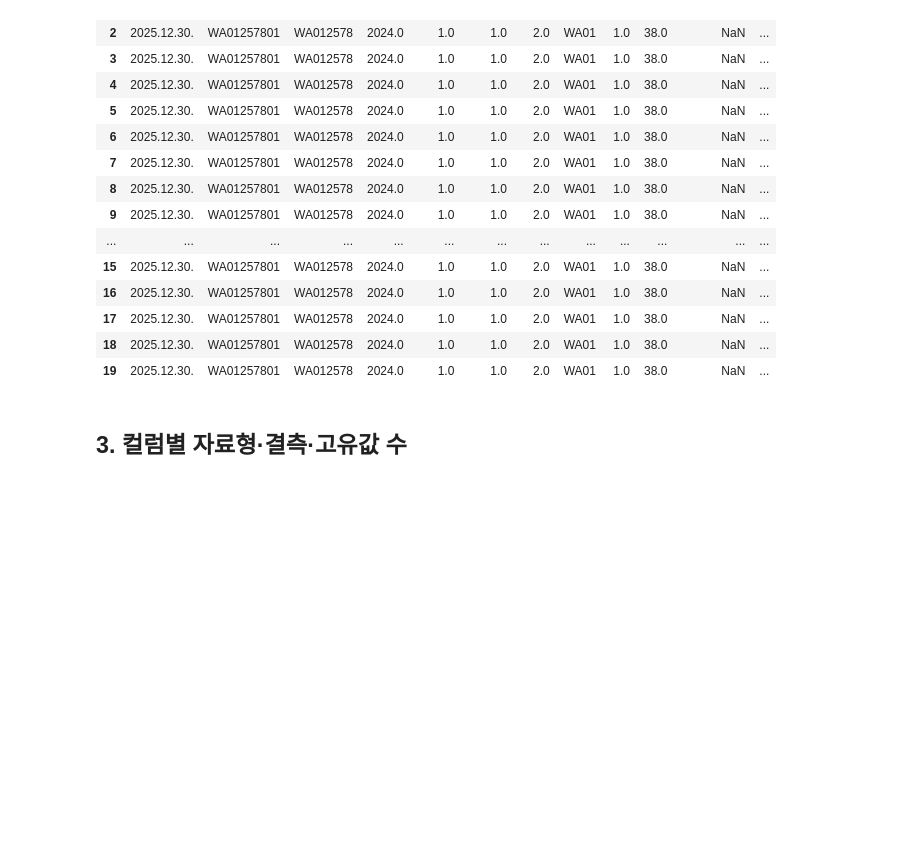
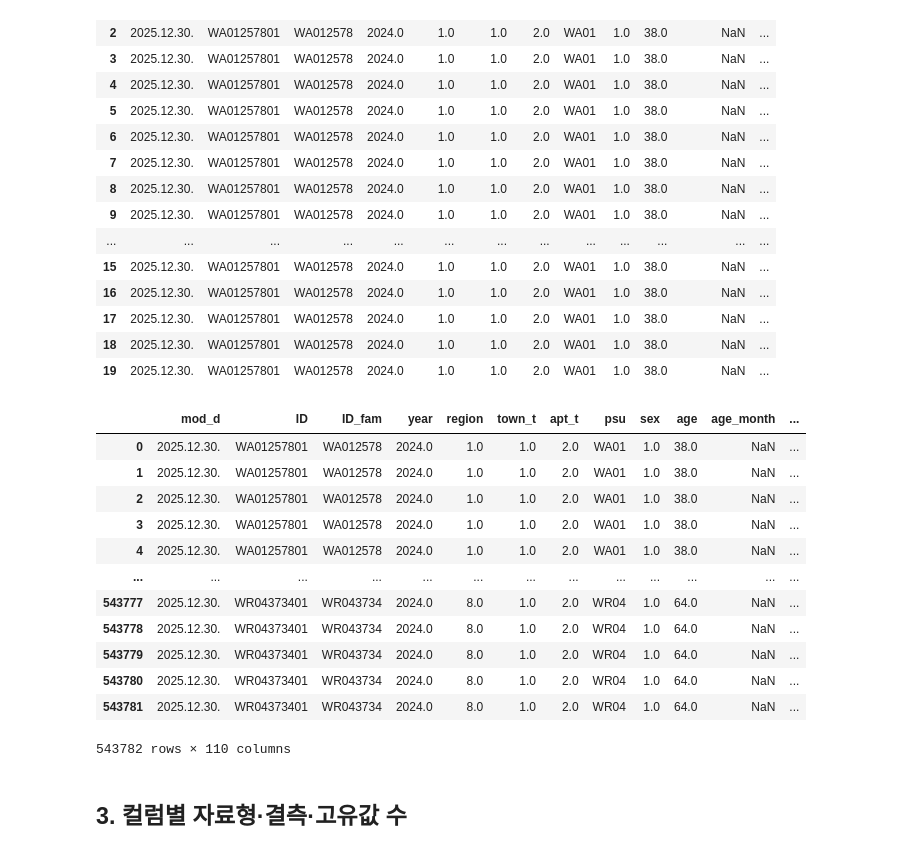
Before and after one commit to cjsdudwls1/listeria2026, a Jupyter notebook: 리스테리아ML/notebook/7_국민건강영양조사2024_확인.ipynb, the cells around one changed output. Cells and saved outputs as stored; diff of their text form; code cells hidden in the pictures; blank space fills up the shorter version.

```diff
--- a/리스테리아ML/notebook/7_국민건강영양조사2024_확인.ipynb
+++ b/리스테리아ML/notebook/7_국민건강영양조사2024_확인.ipynb
@@ -61,6 +61,22 @@ df_rc.head(20)
 | 17 | 2025.12.30. | WA01257801 | WA012578 | 2024.0 | 1.0 | 1.0 | 2.0 | WA01 | 1.0 | 38.0 | NaN | ... |
 | 18 | 2025.12.30. | WA01257801 | WA012578 | 2024.0 | 1.0 | 1.0 | 2.0 | WA01 | 1.0 | 38.0 | NaN | ... |
 | 19 | 2025.12.30. | WA01257801 | WA012578 | 2024.0 | 1.0 | 1.0 | 2.0 | WA01 | 1.0 | 38.0 | NaN | ... |
+# %%
+df_rc
+# %% [output]
+|  | mod_d | ID | ID_fam | year | region | town_t | apt_t | psu | sex | age | age_month | ... |
+| 0 | 2025.12.30. | WA01257801 | WA012578 | 2024.0 | 1.0 | 1.0 | 2.0 | WA01 | 1.0 | 38.0 | NaN | ... |
+| 1 | 2025.12.30. | WA01257801 | WA012578 | 2024.0 | 1.0 | 1.0 | 2.0 | WA01 | 1.0 | 38.0 | NaN | ... |
+| 2 | 2025.12.30. | WA01257801 | WA012578 | 2024.0 | 1.0 | 1.0 | 2.0 | WA01 | 1.0 | 38.0 | NaN | ... |
+| 3 | 2025.12.30. | WA01257801 | WA012578 | 2024.0 | 1.0 | 1.0 | 2.0 | WA01 | 1.0 | 38.0 | NaN | ... |
+| 4 | 2025.12.30. | WA01257801 | WA012578 | 2024.0 | 1.0 | 1.0 | 2.0 | WA01 | 1.0 | 38.0 | NaN | ... |
+| ... | ... | ... | ... | ... | ... | ... | ... | ... | ... | ... | ... | ... |
+| 543777 | 2025.12.30. | WR04373401 | WR043734 | 2024.0 | 8.0 | 1.0 | 2.0 | WR04 | 1.0 | 64.0 | NaN | ... |
+| 543778 | 2025.12.30. | WR04373401 | WR043734 | 2024.0 | 8.0 | 1.0 | 2.0 | WR04 | 1.0 | 64.0 | NaN | ... |
+| 543779 | 2025.12.30. | WR04373401 | WR043734 | 2024.0 | 8.0 | 1.0 | 2.0 | WR04 | 1.0 | 64.0 | NaN | ... |
+| 543780 | 2025.12.30. | WR04373401 | WR043734 | 2024.0 | 8.0 | 1.0 | 2.0 | WR04 | 1.0 | 64.0 | NaN | ... |
+| 543781 | 2025.12.30. | WR04373401 | WR043734 | 2024.0 | 8.0 | 1.0 | 2.0 | WR04 | 1.0 | 64.0 | NaN | ... |
+543782 rows × 110 columns
 # %% [markdown]
 ## 3. 컬럼별 자료형·결측·고유값 수
 # %%
```
Also changed, not shown: 9 other files.
